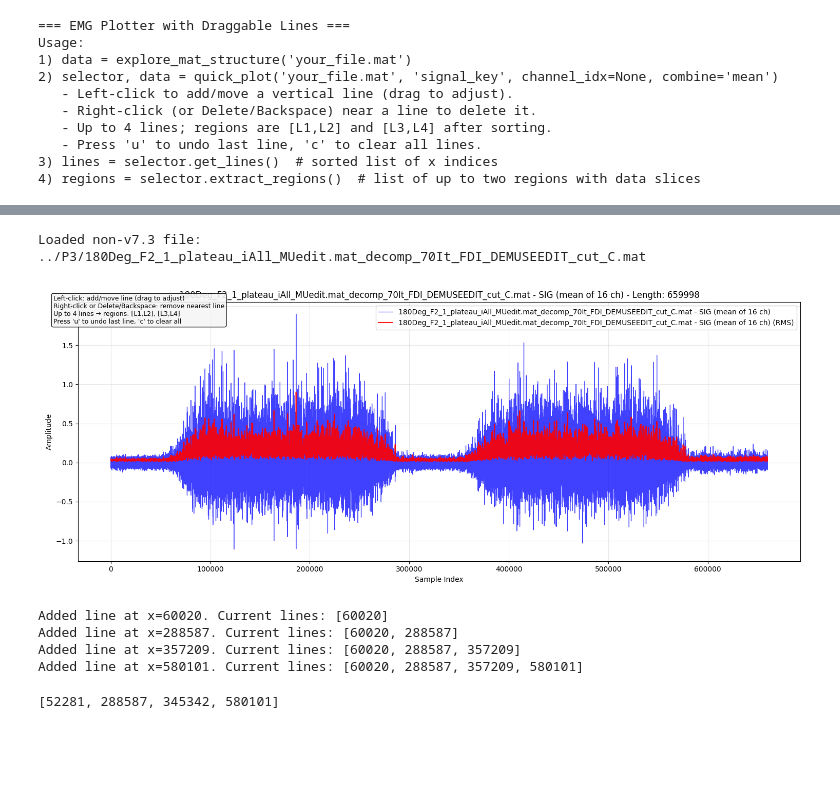
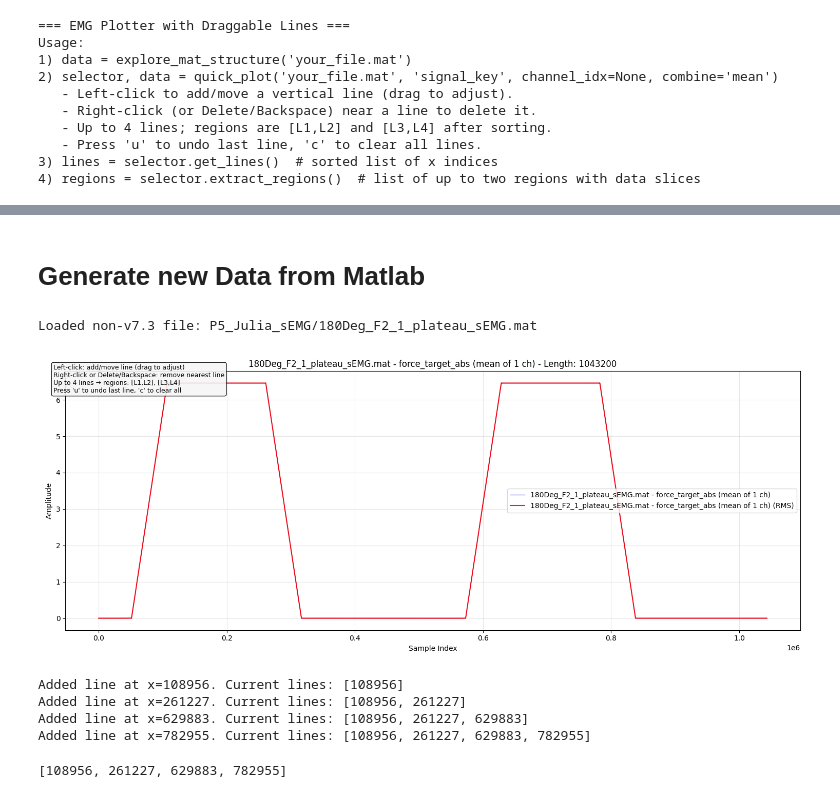
Before and after one commit to Jihagen/IntMS_EEG, a Jupyter notebook: data/preprocessing/preprocessing.ipynb, the cells around one changed output, grey strips where cells are left out. Saved outputs shown, nothing was run; the diff lists cells and outputs as text; code cells hidden in the pictures; blank space fills up the shorter version.

```diff
--- a/data/preprocessing/preprocessing.ipynb
+++ b/data/preprocessing/preprocessing.ipynb
@@ -726,14 +653,17 @@ array([[array([[0.03763834, 0.05493164, 0.06510416, ..., 0.0406901 , 0.0386556 ,
-# %%
-selector, data = quick_plot('../P3/180Deg_F2_1_plateau_iAll_MUedit.mat_decomp_70It_FDI_DEMUSEEDIT_cut_C.mat','SIG')
-# %% [output]
-Loaded non-v7.3 file: ../P3/180Deg_F2_1_plateau_iAll_MUedit.mat_decomp_70It_FDI_DEMUSEEDIT_cut_C.mat
-[figure, removed]
-Added line at x=60020. Current lines: [60020]
-Added line at x=288587. Current lines: [60020, 288587]
-Added line at x=357209. Current lines: [60020, 288587, 357209]
-Added line at x=580101. Current lines: [60020, 288587, 357209, 580101]
+# %% [markdown]
+# Generate new Data from Matlab
+# %%
+file_current = 'P5_Julia_sEMG/180Deg_F2_1_plateau_sEMG.mat'
+selector, data = quick_plot(file_current,'force_target_abs')
+# %% [output]
+Loaded non-v7.3 file: P5_Julia_sEMG/180Deg_F2_1_plateau_sEMG.mat
+[figure, added]
+Added line at x=108956. Current lines: [108956]
+Added line at x=261227. Current lines: [108956, 261227]
+Added line at x=629883. Current lines: [108956, 261227, 629883]
+Added line at x=782955. Current lines: [108956, 261227, 629883, 782955]
 # %%
 print(selector.get_lines())        # e.g., [120, 350, 800, 1200]
-regions = selector.extract_regions()
+regions = selector.extract_regions(signal=data['EMG'])
 # %% [output]
-[52281, 288587, 345342, 580101]
+[108956, 261227, 629883, 782955]
```
Also changed, not shown: parts of 25 cells of this notebook, 5 other files.
